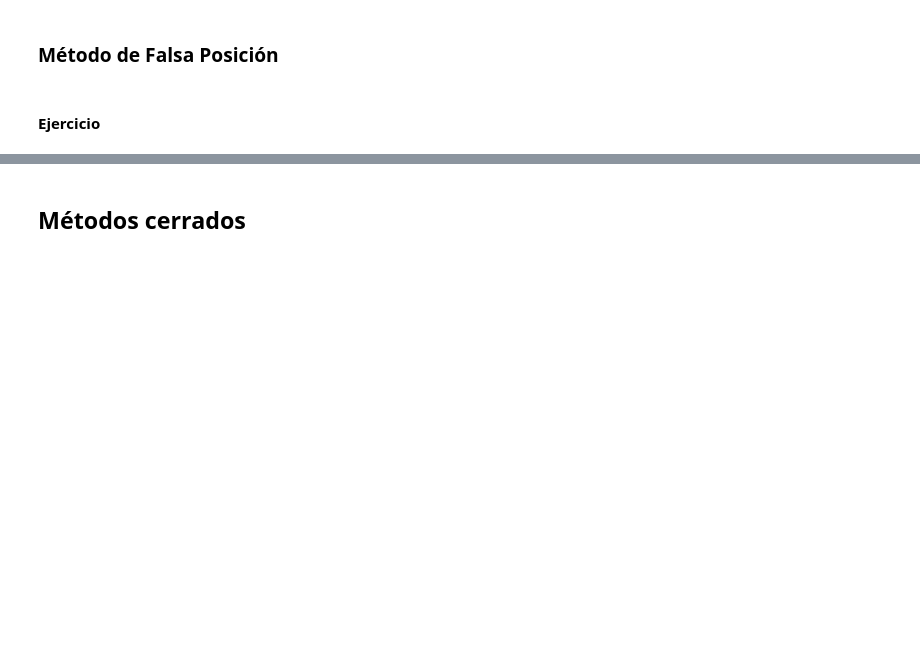
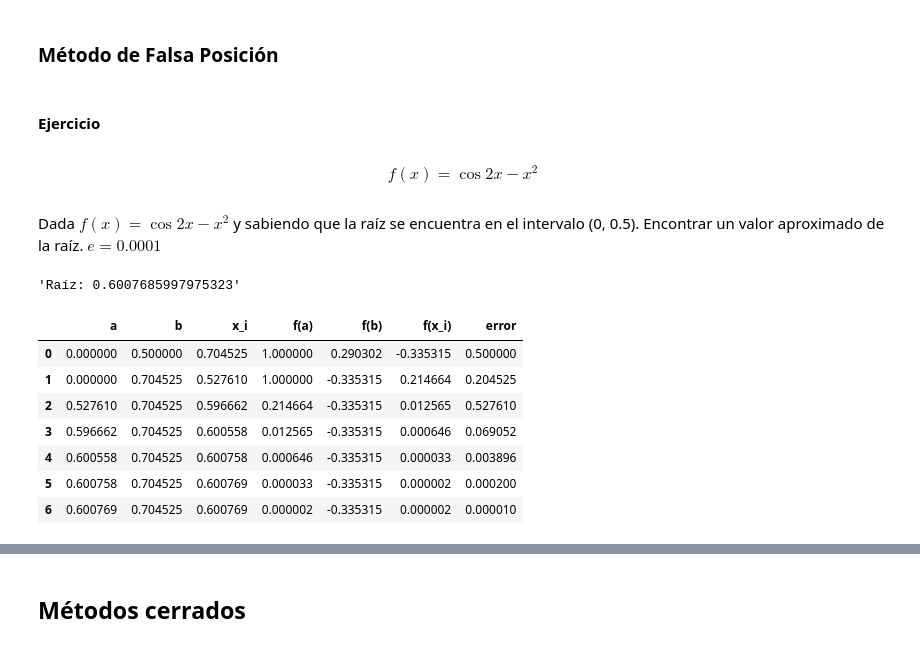
Before and after one commit to smaje99/numerical-methods-udla, a Jupyter notebook: raices de funciones.ipynb, the cells around one changed output, grey strips where cells are left out. Cells and saved outputs as stored; diff of their text form; code cells hidden in the pictures; blank space fills up the shorter version.

```diff
--- a/raices de funciones.ipynb
+++ b/raices de funciones.ipynb
@@ -98,2 +124,6 @@ plt.show()
 # %% [markdown]
 #### Ejercicio
+# %% [markdown]
+$$f(x) = \cos{2x} - x^2$$
+# %% [markdown]
+Dada $f(x) = \cos{2x} - x^2$ y sabiendo que la raíz se encuentra en el intervalo (0, 0.5). Encontrar un valor aproximado de la raíz. $e = 0.0001$
@@ -99,0 +134,16 @@ plt.show()
+# %%
+f'Raíz: {root}'
+# %% [output]
+'Raíz: 0.6007685997975323'
+# %%
+table = np.array(table)
+pd.DataFrame(table, columns=['a', 'b', 'x_i', 'f(a)', 'f(b)', 'f(x_i)', 'error'])
+# %% [output]
+|  | a | b | x_i | f(a) | f(b) | f(x_i) | error |
+| 0 | 0.000000 | 0.500000 | 0.704525 | 1.000000 | 0.290302 | -0.335315 | 0.500000 |
+| 1 | 0.000000 | 0.704525 | 0.527610 | 1.000000 | -0.335315 | 0.214664 | 0.204525 |
+| 2 | 0.527610 | 0.704525 | 0.596662 | 0.214664 | -0.335315 | 0.012565 | 0.527610 |
+| 3 | 0.596662 | 0.704525 | 0.600558 | 0.012565 | -0.335315 | 0.000646 | 0.069052 |
+| 4 | 0.600558 | 0.704525 | 0.600758 | 0.000646 | -0.335315 | 0.000033 | 0.003896 |
+| 5 | 0.600758 | 0.704525 | 0.600769 | 0.000033 | -0.335315 | 0.000002 | 0.000200 |
+| 6 | 0.600769 | 0.704525 | 0.600769 | 0.000002 | -0.335315 | 0.000002 | 0.000010 |
```
Also changed, not shown: parts of 4 cells of this notebook.
